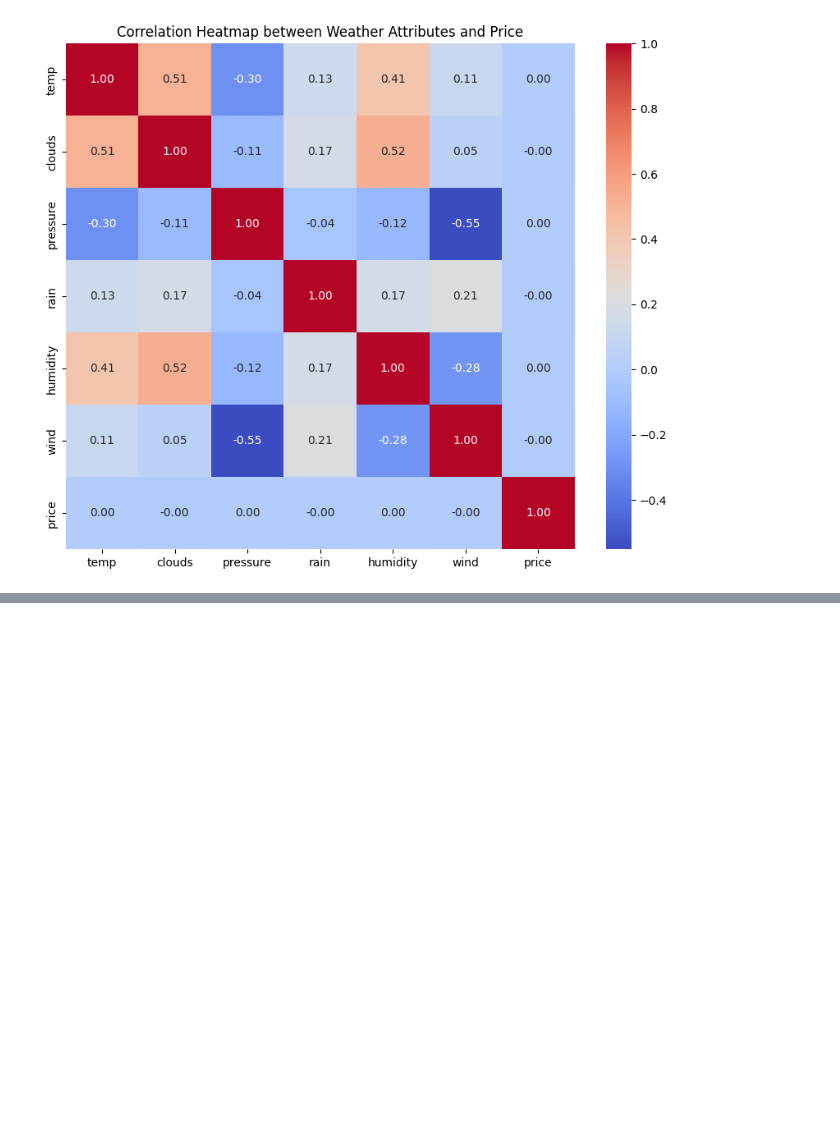
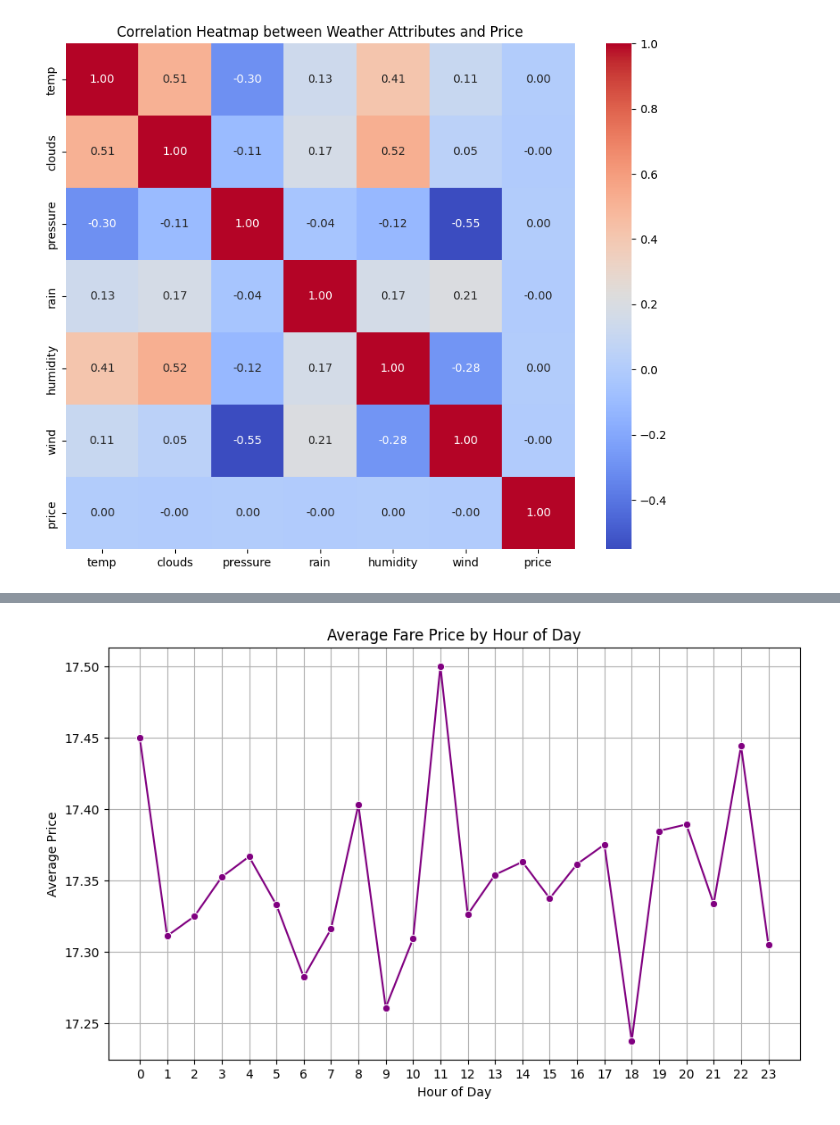
Before and after one commit to rishikamtam12/UberFarePredictor, a Jupyter notebook: dataVisualization.ipynb, the cells around one changed output, grey strips where cells are left out. Drawn from its saved outputs; the diff is of its cells as text; code cells hidden in the pictures; blank space fills up the shorter version.

```diff
--- a/dataVisualization.ipynb
+++ b/dataVisualization.ipynb
@@ -588,0 +741,32 @@ Correlation between wind and price: -0.003549531697225524
+# %%
+from pyspark.sql.functions import col, hour, avg
+import matplotlib.pyplot as plt
+import seaborn as sns
+
+# Create a new DataFrame for time processing without modifying the original
+time_processed_df = lyft_joined_df.select(
+    col("lyft_time_stamp").cast("timestamp").alias("time"),
+    col("price")
+).withColumn("hour", hour(col("time")))
+
+# Group by hour and calculate the average price
+avg_price_by_hour = (
+    time_processed_df.groupBy("hour")
+    .agg(avg("price").alias("avg_price"))
+    .orderBy("hour")
+)
+
+# Collect results into a Pandas DataFrame for plotting
+avg_price_by_hour_pd = avg_price_by_hour.toPandas()
+
+# Plot using matplotlib and seaborn
+plt.figure(figsize=(10, 6))
+sns.lineplot(data=avg_price_by_hour_pd, x="hour", y="avg_price", marker="o", color="purple")
+plt.title("Average Fare Price by Hour of Day")
+plt.xlabel("Hour of Day")
+plt.ylabel("Average Price")
+plt.xticks(range(0, 24))
+plt.grid()
+plt.show()
+# %% [output]
+[figure, added]
```
Also changed, not shown: parts of 3 cells of this notebook, 2 other files.
